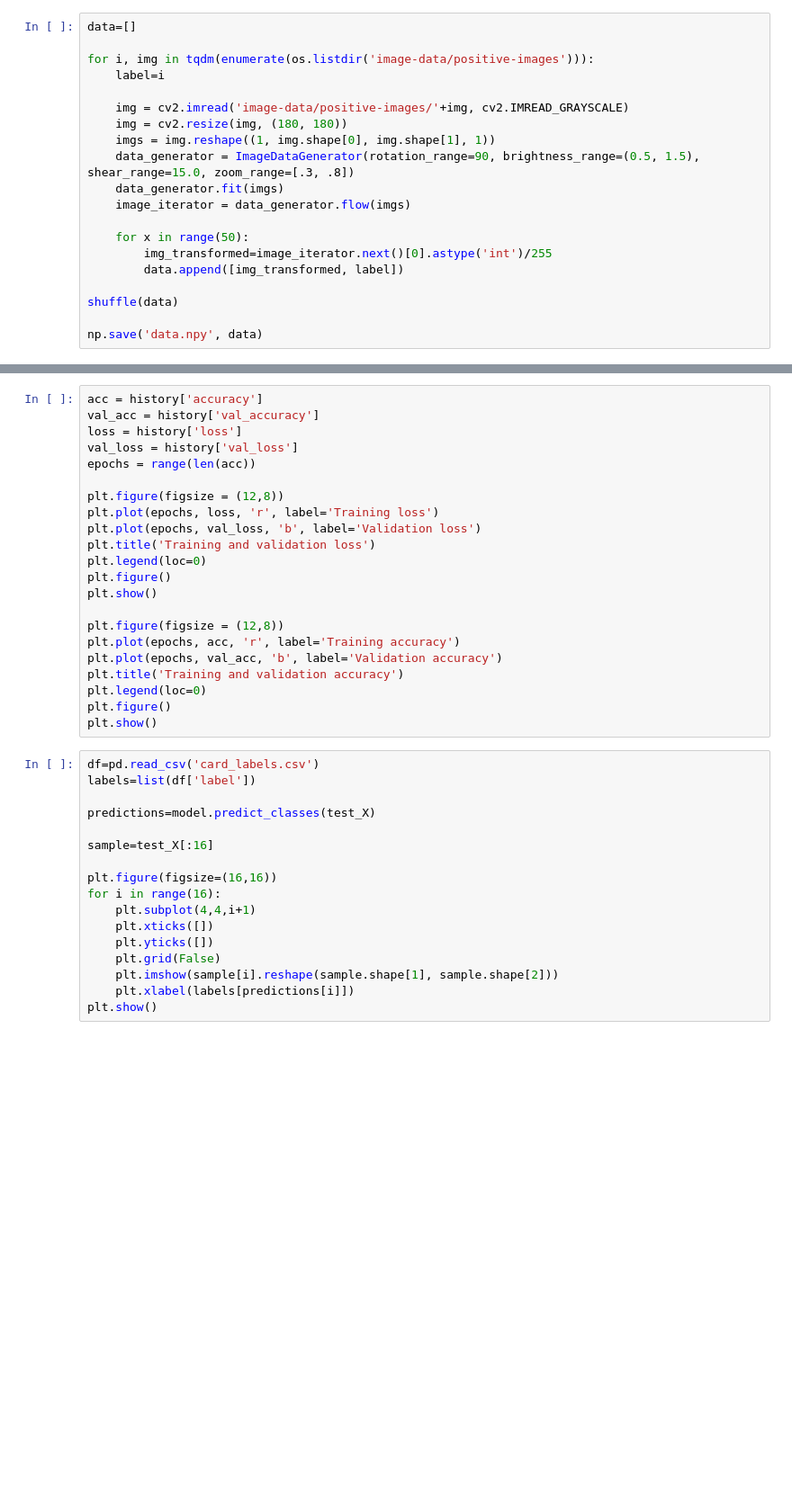
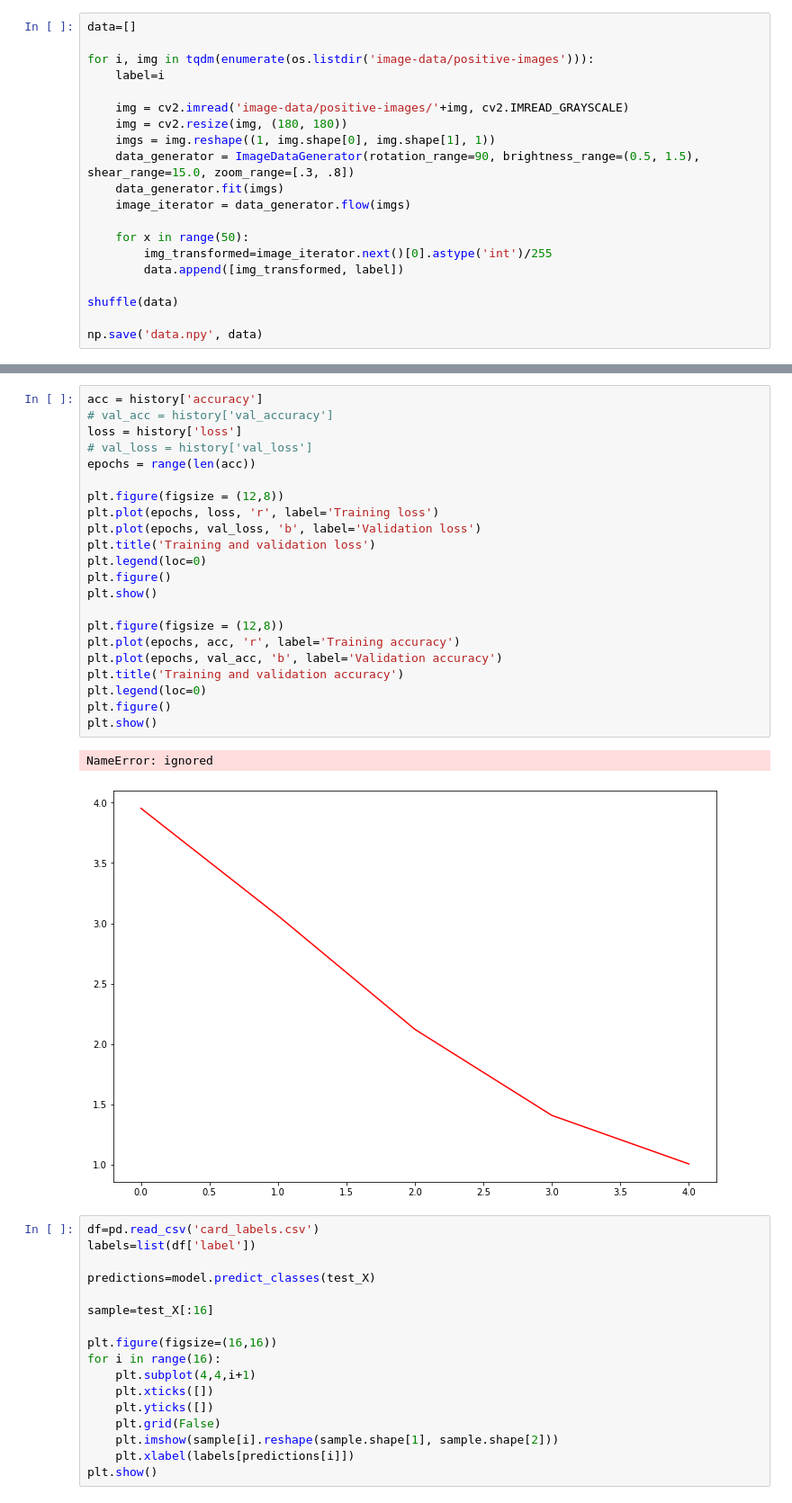
Before and after one commit to robertdeleon98/SET_Solver, a Jupyter notebook: SetSolver.ipynb, the cells around one changed output, grey strips where cells are left out. Shown: that part at 90% size. Saved outputs shown, nothing was run; the diff lists cells and outputs as text; blank space fills up the shorter version.

```diff
--- a/SetSolver.ipynb
+++ b/SetSolver.ipynb
@@ -136,25 +136,28 @@ Epoch 2/5
 # %%
 acc = history['accuracy']
-val_acc = history['val_accuracy']
+# val_acc = history['val_accuracy']
 loss = history['loss']
-val_loss = history['val_loss']
+# val_loss = history['val_loss']
 epochs = range(len(acc))
 
 plt.figure(figsize = (12,8))
 plt.plot(epochs, loss, 'r', label='Training loss')
 plt.plot(epochs, val_loss, 'b', label='Validation loss')
 plt.title('Training and validation loss')
 plt.legend(loc=0)
 plt.figure()
 plt.show()
 
 plt.figure(figsize = (12,8))
 plt.plot(epochs, acc, 'r', label='Training accuracy')
 plt.plot(epochs, val_acc, 'b', label='Validation accuracy')
 plt.title('Training and validation accuracy')
 plt.legend(loc=0)
 plt.figure()
 plt.show()
+# %% [output]
+NameError: ignored
+[figure, added]
 # %%
 df=pd.read_csv('card_labels.csv')
 labels=list(df['label'])
```
Also changed, not shown: parts of 1 cell of this notebook.
